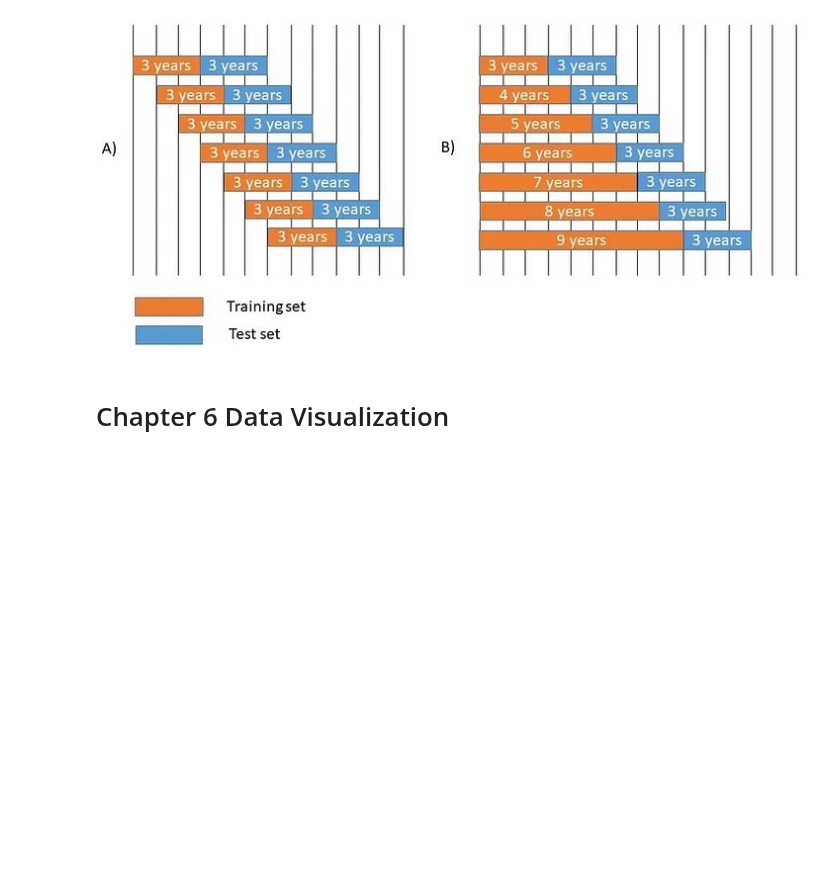
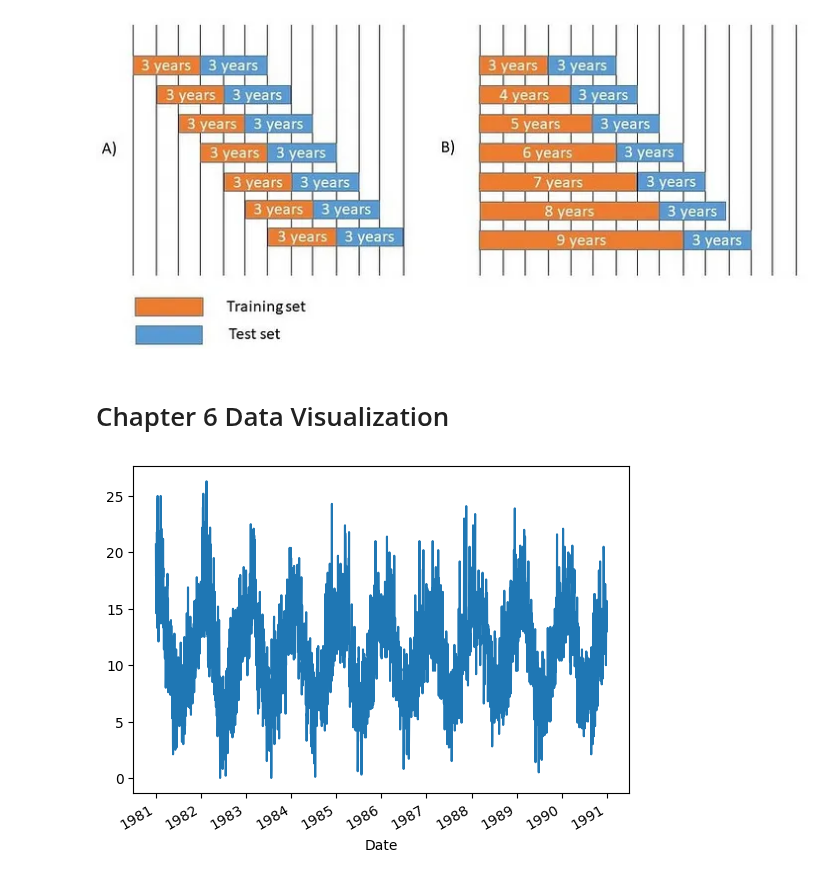
Before and after one commit to gregorywmorris/guided_projects, a Jupyter notebook: time_series/introduction_to_series_forecasting.ipynb, the cells around one changed output. Saved outputs shown, nothing was run; the diff lists cells and outputs as text; code cells hidden in the pictures; blank space fills up the shorter version.

```diff
--- a/time_series/introduction_to_series_forecasting.ipynb
+++ b/time_series/introduction_to_series_forecasting.ipynb
@@ -165,3 +165,13 @@ print(dataframe.head(5))
 ![image.png](embedded-picture-1)
 # %% [markdown]
 # Chapter 6 Data Visualization
+# %%
+# create a line plot
+from pandas import read_csv
+from matplotlib import pyplot
+series = pd.read_csv('daily-min-temperatures.csv', parse_dates=True, header=0,index_col=0, on_bad_lines='skip').squeeze('columns')
+series.plot()
+pyplot.show()
+# notice how dense the plot is
+# %% [output]
+[figure, added]
```
Also changed, not shown: parts of 11 cells of this notebook.
